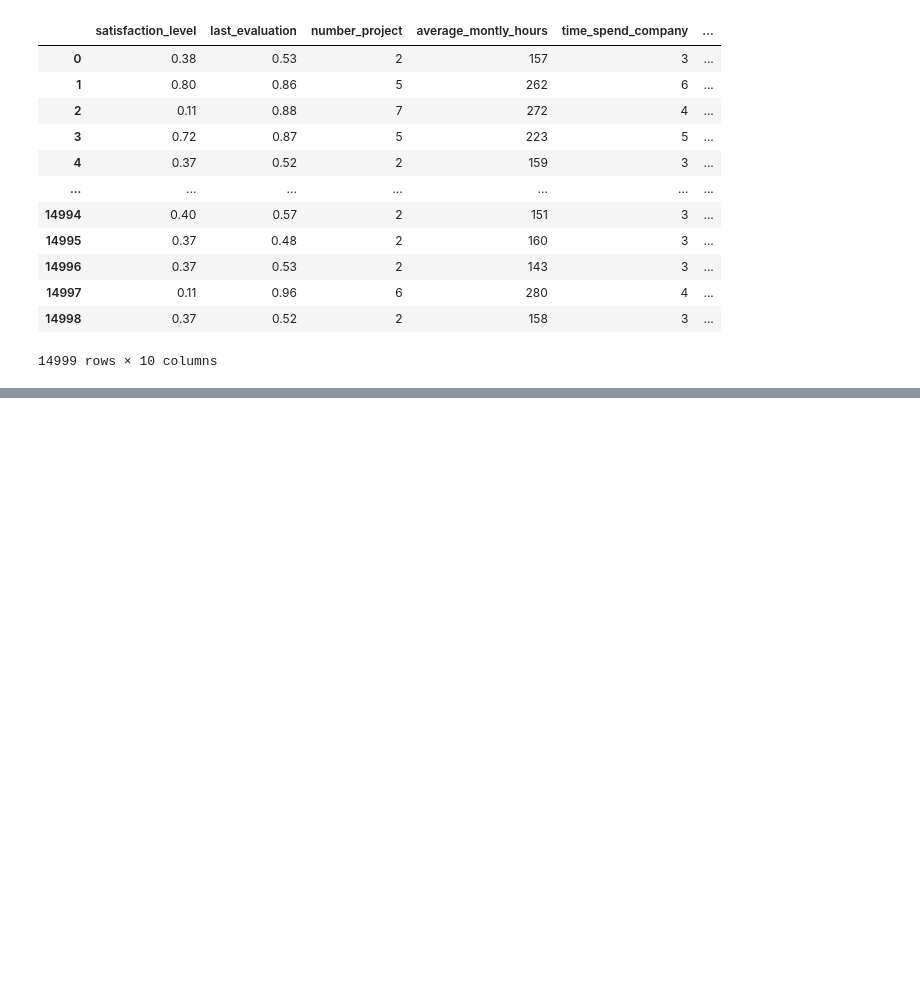
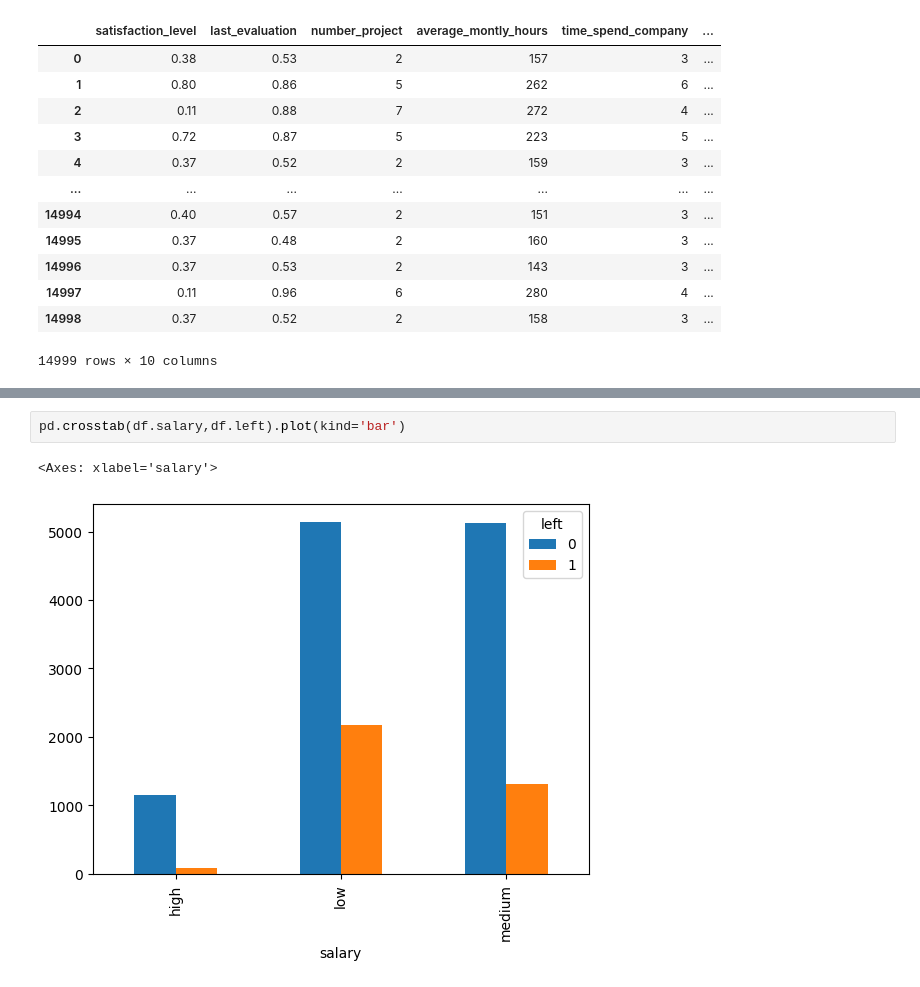
Before and after one commit to sanyog-mind/ai_ml_basics, a Jupyter notebook: src/kaggle_excersizes/ex_1_hr.ipynb, the cells around one changed output, grey strips where cells are left out. Cells and saved outputs as stored; diff of their text form; blank space fills up the shorter version.

Commit message:
added code for chart and analysis of salary impact

```diff
--- a/src/kaggle_excersizes/ex_1_hr.ipynb
+++ b/src/kaggle_excersizes/ex_1_hr.ipynb
@@ -27,0 +50,5 @@ df
+# %%
+pd.crosstab(df.salary,df.left).plot(kind='bar')
+# %% [output]
+<Axes: xlabel='salary'>
+[figure, added]
```
Also changed, not shown: parts of 4 cells of this notebook, 1 other file.
